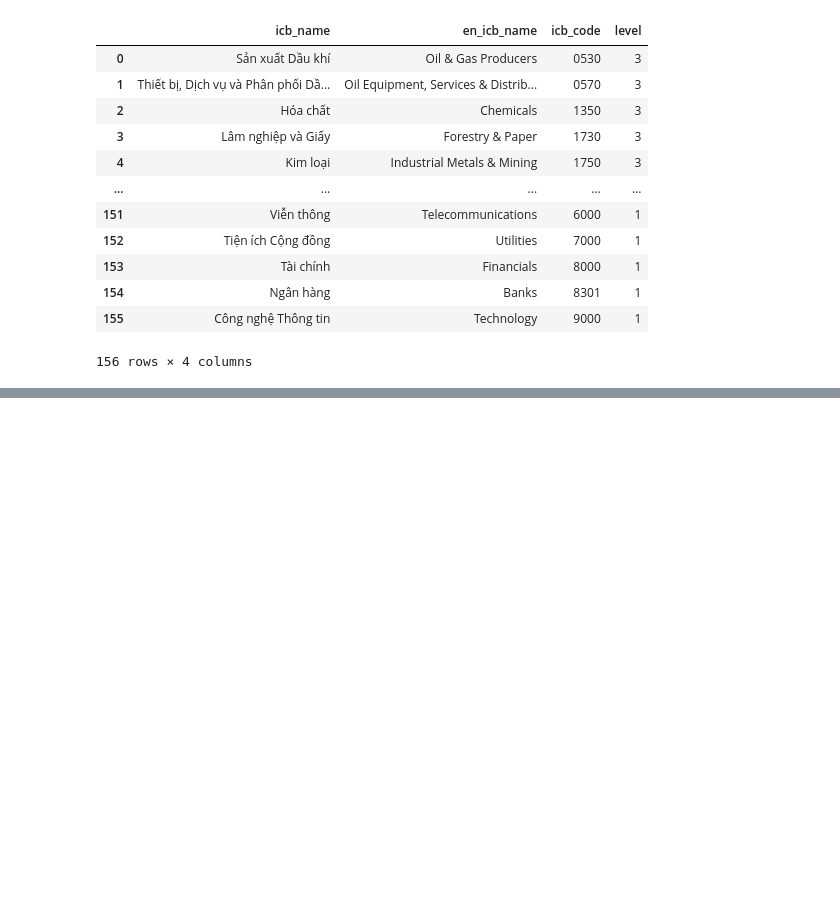
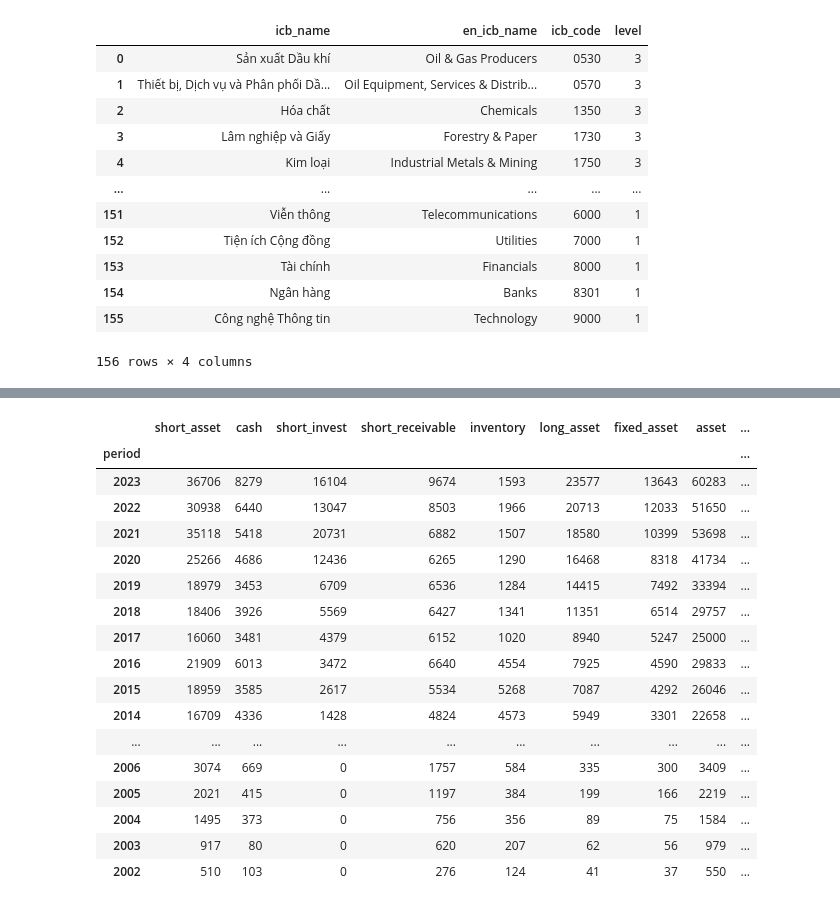
Before and after one commit to hungson175/financial_advisor, a Jupyter notebook: sql/playground.ipynb, the cells around one changed output, grey strips where cells are left out. Drawn from its saved outputs; the diff is of its cells as text; code cells hidden in the pictures; blank space fills up the shorter version.

```diff
--- a/sql/playground.ipynb
+++ b/sql/playground.ipynb
@@ -187,0 +157,4 @@ Name: icb_code1, dtype: object
+# %%
+# company finance
+fpt = Vnstock().stock(symbol="FPT", source="TCBS")
+fpt.finance.balance_sheet()
@@ -187,0 +262,23 @@ Name: icb_code1, dtype: object
+# %%
+fpt_balance_sheet = fpt.finance.balance_sheet()
+fpt_balance_sheet['ticker'] = "FPT"
+fpt_balance_sheet
+# %% [output]
+|  | short_asset | cash | short_invest | short_receivable | inventory | long_asset | fixed_asset | asset | ... |
+| period |  |  |  |  |  |  |  |  | ... |
+| 2023 | 36706 | 8279 | 16104 | 9674 | 1593 | 23577 | 13643 | 60283 | ... |
+| 2022 | 30938 | 6440 | 13047 | 8503 | 1966 | 20713 | 12033 | 51650 | ... |
+| 2021 | 35118 | 5418 | 20731 | 6882 | 1507 | 18580 | 10399 | 53698 | ... |
+| 2020 | 25266 | 4686 | 12436 | 6265 | 1290 | 16468 | 8318 | 41734 | ... |
+| 2019 | 18979 | 3453 | 6709 | 6536 | 1284 | 14415 | 7492 | 33394 | ... |
+| 2018 | 18406 | 3926 | 5569 | 6427 | 1341 | 11351 | 6514 | 29757 | ... |
+| 2017 | 16060 | 3481 | 4379 | 6152 | 1020 | 8940 | 5247 | 25000 | ... |
+| 2016 | 21909 | 6013 | 3472 | 6640 | 4554 | 7925 | 4590 | 29833 | ... |
+| 2015 | 18959 | 3585 | 2617 | 5534 | 5268 | 7087 | 4292 | 26046 | ... |
+| 2014 | 16709 | 4336 | 1428 | 4824 | 4573 | 5949 | 3301 | 22658 | ... |
+| ... | ... | ... | ... | ... | ... | ... | ... | ... | ... |
+| 2006 | 3074 | 669 | 0 | 1757 | 584 | 335 | 300 | 3409 | ... |
+| 2005 | 2021 | 415 | 0 | 1197 | 384 | 199 | 166 | 2219 | ... |
+| 2004 | 1495 | 373 | 0 | 756 | 356 | 89 | 75 | 1584 | ... |
+| 2003 | 917 | 80 | 0 | 620 | 207 | 62 | 56 | 979 | ... |
+| 2002 | 510 | 103 | 0 | 276 | 124 | 41 | 37 | 550 | ... |
```
Also changed, not shown: parts of 48 cells of this notebook, 5 other files.
